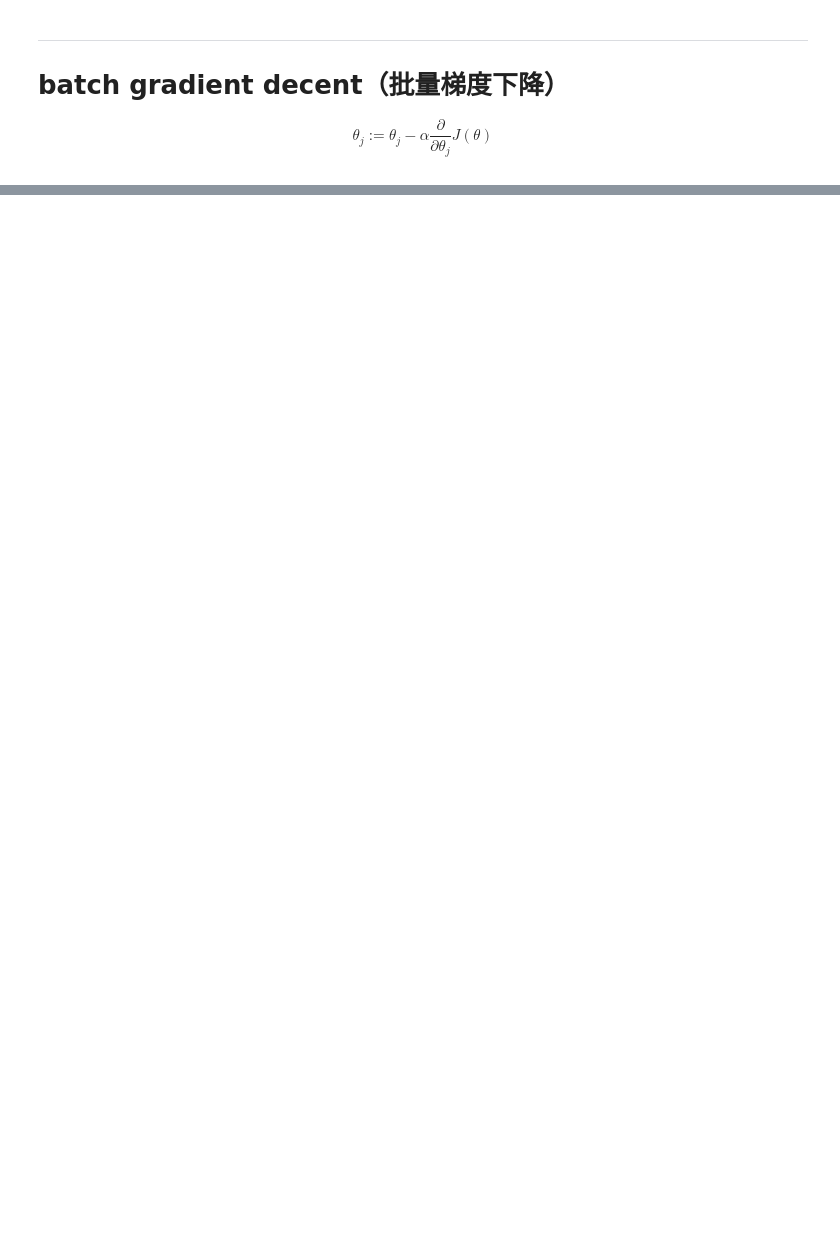
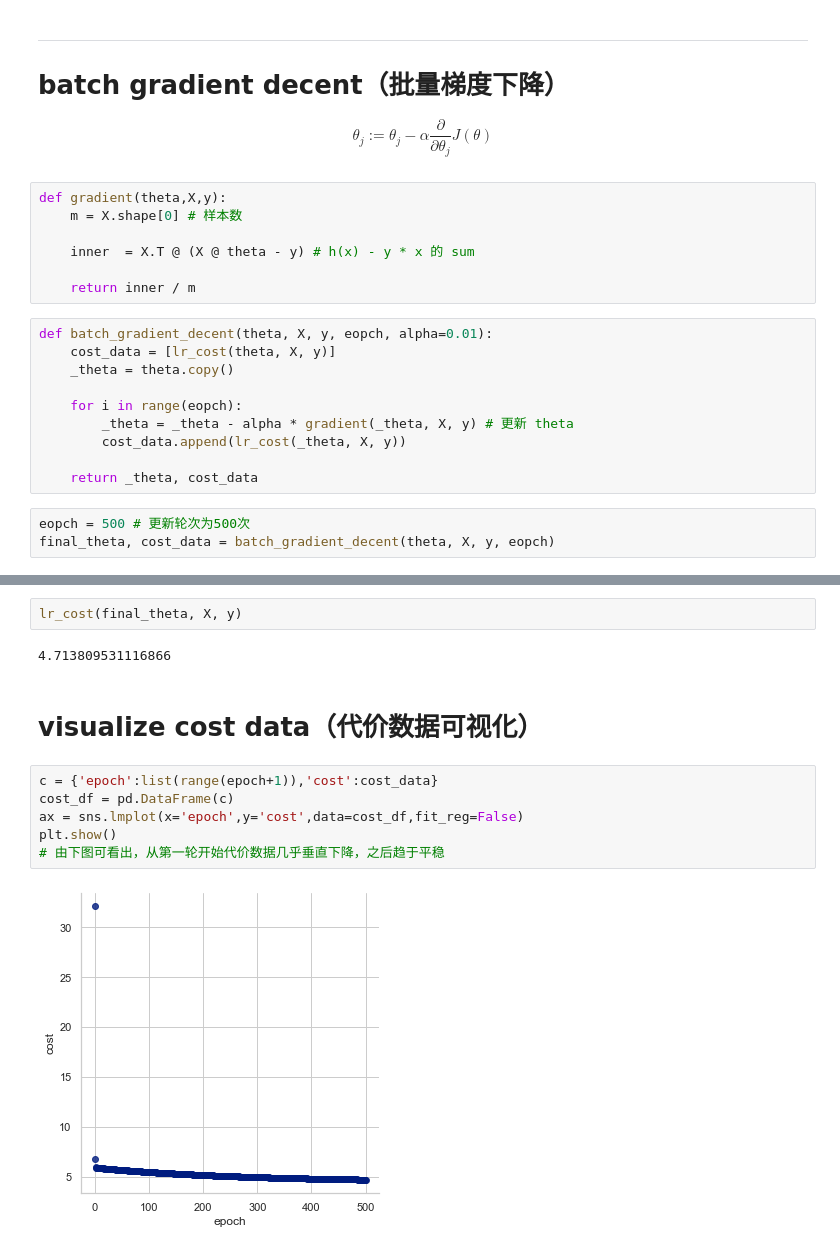
Before and after one commit to cddorz/ML-AndrewNg-code, a Jupyter notebook: ex1-linear regression/linear_regression.ipynb, the cells around one changed output, grey strips where cells are left out. Drawn from its saved outputs; the diff is of its cells as text; blank space fills up the shorter version.

Commit message:
feature: new batch gradient decent

```diff
--- a/ex1-linear regression/linear_regression.ipynb
+++ b/ex1-linear regression/linear_regression.ipynb
@@ -178,3 +178,23 @@ square_sum = inner.T @ inner 表示  $$\sum\limits_{i=1}^{m}{{{\left( {{h}_{\the
 *********
 # batch gradient decent（批量梯度下降）
 $${{\theta }_{j}}:={{\theta }_{j}}-\alpha \frac{\partial }{\partial {{\theta }_{j}}}J\left( \theta  \right)$$
+# %%
+def gradient(theta,X,y):
+    m = X.shape[0] # 样本数
+
+    inner  = X.T @ (X @ theta - y) # h(x) - y * x 的 sum
+
+    return inner / m
+# %%
+def batch_gradient_decent(theta, X, y, eopch, alpha=0.01):
+    cost_data = [lr_cost(theta, X, y)]
+    _theta = theta.copy()
+
+    for i in range(eopch):
+        _theta = _theta - alpha * gradient(_theta, X, y) # 更新 theta
+        cost_data.append(lr_cost(_theta, X, y))
+
+    return _theta, cost_data
+# %%
+eopch = 500 # 更新轮次为500次
+final_theta, cost_data = batch_gradient_decent(theta, X, y, eopch)
@@ -180,0 +225,14 @@ $${{\theta }_{j}}:={{\theta }_{j}}-\alpha \frac{\partial }{\partial {{\theta }_{
+# %%
+lr_cost(final_theta, X, y)
+# %% [output]
+4.713809531116866
+# %% [markdown]
+# visualize cost data（代价数据可视化）
+# %%
+c = {'epoch':list(range(epoch+1)),'cost':cost_data}
+cost_df = pd.DataFrame(c)
+ax = sns.lmplot(x='epoch',y='cost',data=cost_df,fit_reg=False)
+plt.show()
+# 由下图可看出，从第一轮开始代价数据几乎垂直下降，之后趋于平稳
+# %% [output]
+[figure, added]
```
Also changed, not shown: parts of 5 cells of this notebook.
